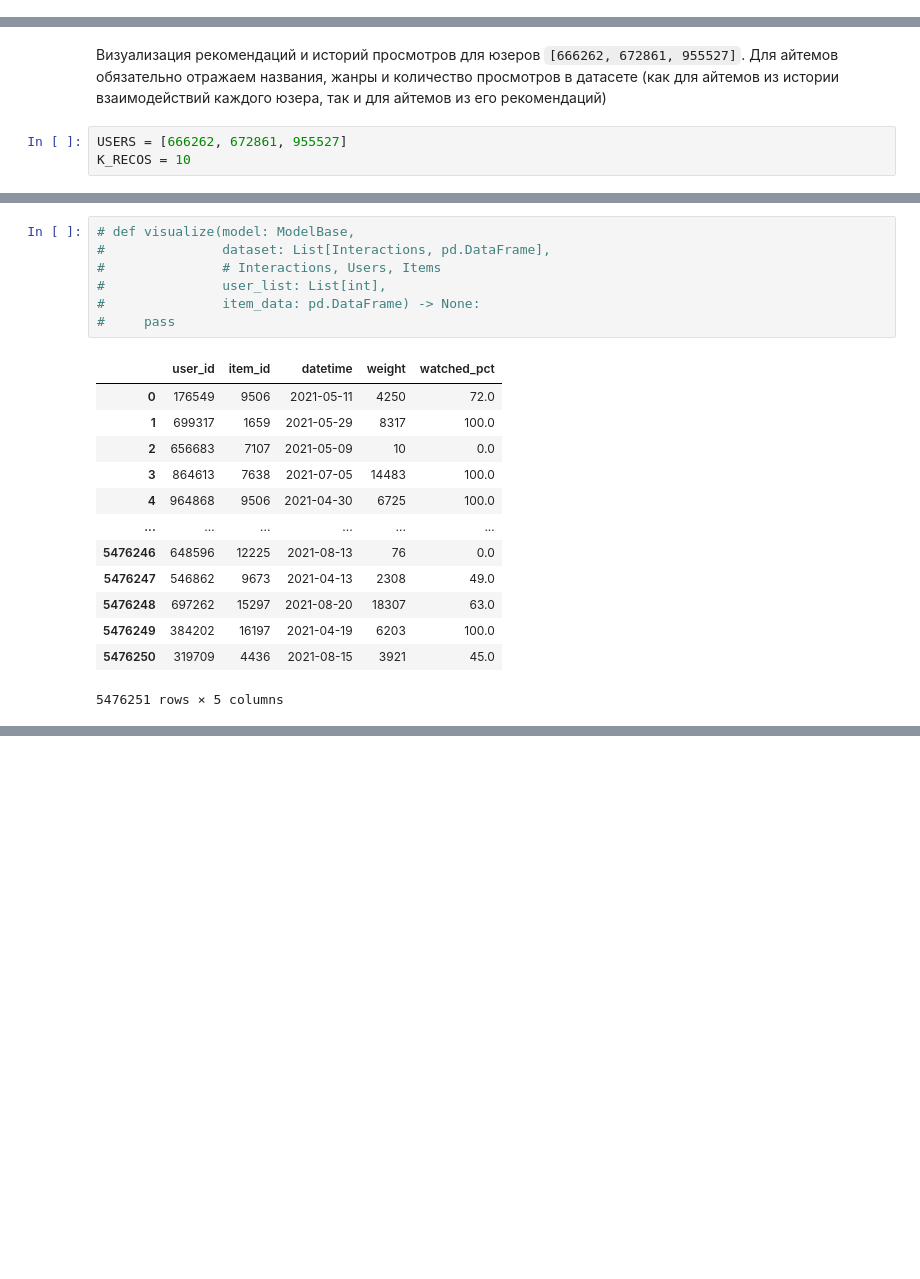
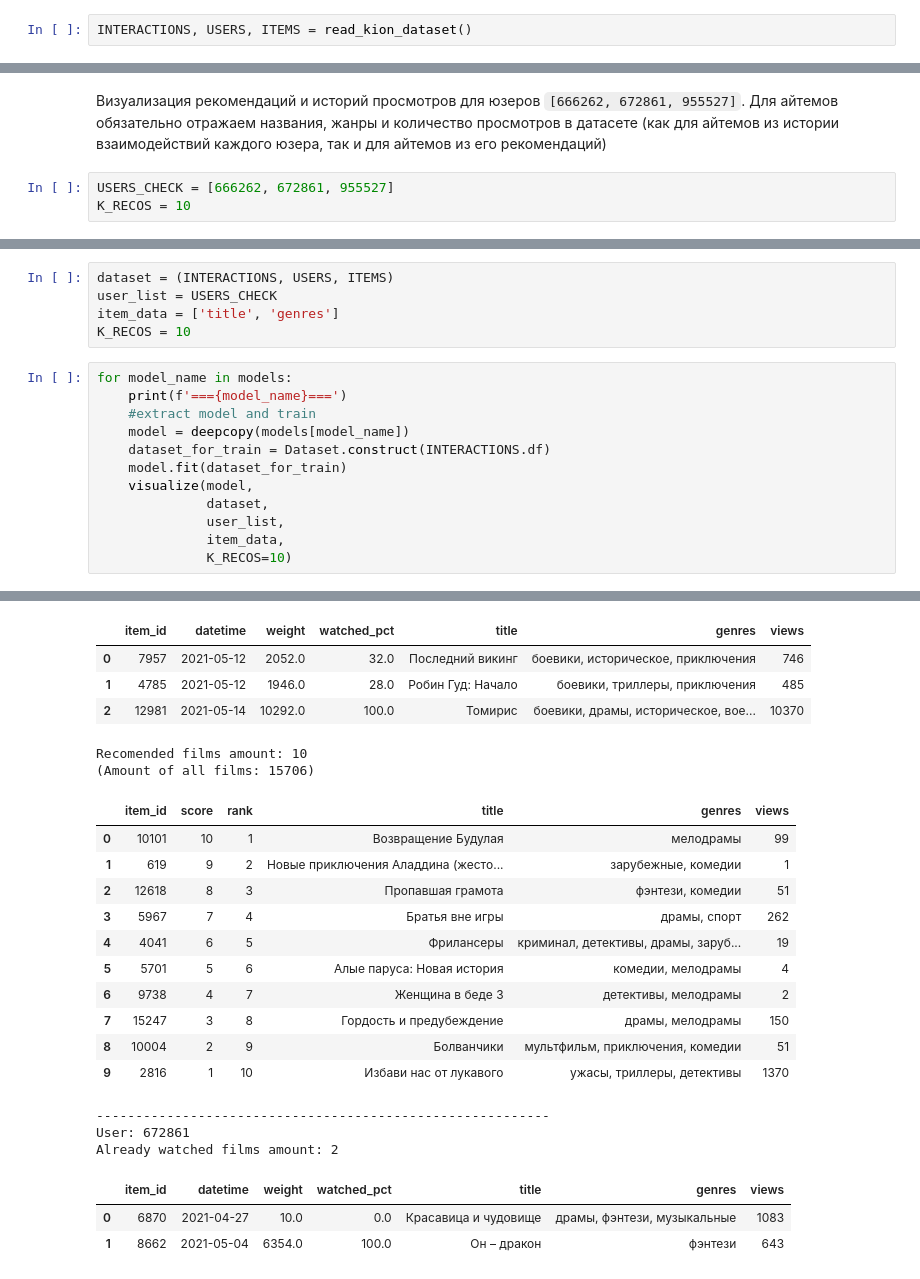
Before and after one commit to TohaRhymes/RecoService_2023fall, a Jupyter notebook: dev_models/hw2.ipynb, the cells around one changed output, grey strips where cells are left out. Drawn from its saved outputs; the diff is of its cells as text; blank space fills up the shorter version.

```diff
--- a/dev_models/hw2.ipynb
+++ b/dev_models/hw2.ipynb
@@ -35,3 +21,5 @@ ITEMS_DATA = os.path.join(KION_DIR, 'items.csv')
+# %%
+INTERACTIONS, USERS, ITEMS = read_kion_dataset()
 # %% [markdown]
 # Параметры тестирования функций
 # %% [markdown]
@@ -77,5 +65,5 @@ cv = TimeRangeSplitter(
 # %% [markdown]
 Визуализация рекомендаций и историй просмотров для юзеров `[666262, 672861, 955527]`. Для айтемов обязательно отражаем названия, жанры и количество просмотров в датасете (как для айтемов из истории взаимодействий каждого юзера, так и для айтемов из его рекомендаций)
 # %%
-USERS = [666262, 672861, 955527]
+USERS_CHECK = [666262, 672861, 955527]
 K_RECOS = 10
@@ -109,21 +104,18 @@ Metrics time: 2.45 sec.
 # %%
-# def visualize(model: ModelBase,
-#               dataset: List[Interactions, pd.DataFrame],
-#               # Interactions, Users, Items
-#               user_list: List[int],
-#               item_data: pd.DataFrame) -> None:
-#     pass
+dataset = (INTERACTIONS, USERS, ITEMS)
+user_list = USERS_CHECK
+item_data = ['title', 'genres']
+K_RECOS = 10
-# %% [output]
-|  | user_id | item_id | datetime | weight | watched_pct |
-| 0 | 176549 | 9506 | 2021-05-11 | 4250 | 72.0 |
-| 1 | 699317 | 1659 | 2021-05-29 | 8317 | 100.0 |
-| 2 | 656683 | 7107 | 2021-05-09 | 10 | 0.0 |
-| 3 | 864613 | 7638 | 2021-07-05 | 14483 | 100.0 |
-| 4 | 964868 | 9506 | 2021-04-30 | 6725 | 100.0 |
-| ... | ... | ... | ... | ... | ... |
-| 5476246 | 648596 | 12225 | 2021-08-13 | 76 | 0.0 |
-| 5476247 | 546862 | 9673 | 2021-04-13 | 2308 | 49.0 |
-| 5476248 | 697262 | 15297 | 2021-08-20 | 18307 | 63.0 |
-| 5476249 | 384202 | 16197 | 2021-04-19 | 6203 | 100.0 |
-| 5476250 | 319709 | 4436 | 2021-08-15 | 3921 | 45.0 |
-5476251 rows × 5 columns
+# %%
+for model_name in models:
+    print(f'==={model_name}===')
+    #extract model and train
+    model = deepcopy(models[model_name])
+    dataset_for_train = Dataset.construct(INTERACTIONS.df)
+    model.fit(dataset_for_train)
+    visualize(model,
+              dataset,
+              user_list,
+              item_data,
+              K_RECOS=10)
+# %% [output]
@@ -129,0 +127,23 @@ Metrics time: 2.45 sec.
+|  | item_id | datetime | weight | watched_pct | title | genres | views |
+| 0 | 7957 | 2021-05-12 | 2052.0 | 32.0 | Последний викинг | боевики, историческое, приключения | 746 |
+| 1 | 4785 | 2021-05-12 | 1946.0 | 28.0 | Робин Гуд: Начало | боевики, триллеры, приключения | 485 |
+| 2 | 12981 | 2021-05-14 | 10292.0 | 100.0 | Томирис | боевики, драмы, историческое, вое... | 10370 |
+Recomended films amount: 10
+(Amount of all films: 15706)
+|  | item_id | score | rank | title | genres | views |
+| 0 | 10101 | 10 | 1 | Возвращение Будулая | мелодрамы | 99 |
+| 1 | 619 | 9 | 2 | Новые приключения Аладдина (жесто... | зарубежные, комедии | 1 |
+| 2 | 12618 | 8 | 3 | Пропавшая грамота | фэнтези, комедии | 51 |
+| 3 | 5967 | 7 | 4 | Братья вне игры | драмы, спорт | 262 |
+| 4 | 4041 | 6 | 5 | Фрилансеры | криминал, детективы, драмы, заруб... | 19 |
+| 5 | 5701 | 5 | 6 | Алые паруса: Новая история | комедии, мелодрамы | 4 |
+| 6 | 9738 | 4 | 7 | Женщина в беде 3 | детективы, мелодрамы | 2 |
+| 7 | 15247 | 3 | 8 | Гордость и предубеждение | драмы, мелодрамы | 150 |
+| 8 | 10004 | 2 | 9 | Болванчики | мультфильм, приключения, комедии | 51 |
+| 9 | 2816 | 1 | 10 | Избави нас от лукавого | ужасы, триллеры, детективы | 1370 |
+----------------------------------------------------------
+User: 672861
+Already watched films amount: 2
+|  | item_id | datetime | weight | watched_pct | title | genres | views |
+| 0 | 6870 | 2021-04-27 | 10.0 | 0.0 | Красавица и чудовище | драмы, фэнтези, музыкальные | 1083 |
+| 1 | 8662 | 2021-05-04 | 6354.0 | 100.0 | Он – дракон | фэнтези | 643 |
```
Also changed, not shown: parts of 7 cells of this notebook, 4 other files.
